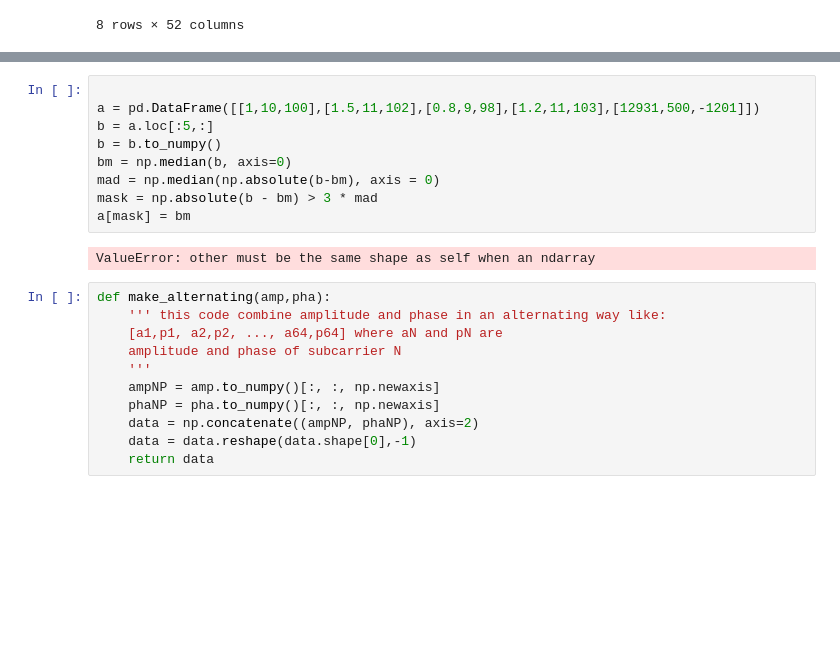
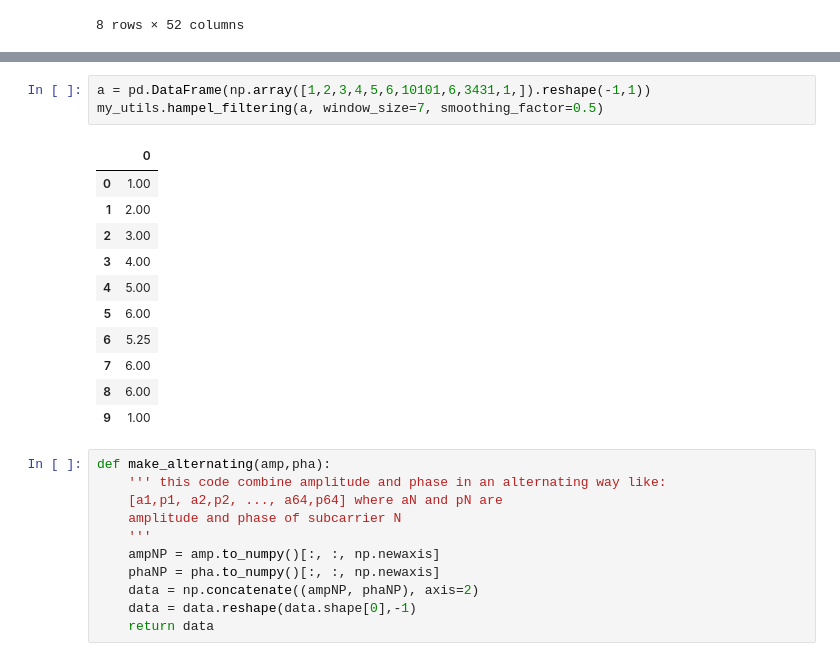
Before and after one commit to Paco-Danes/Thesis, a Jupyter notebook: Code/cleaningAndPlots.ipynb, the cells around one changed output, grey strips where cells are left out. Saved outputs shown, nothing was run; the diff lists cells and outputs as text; blank space fills up the shorter version.

```diff
--- a/Code/cleaningAndPlots.ipynb
+++ b/Code/cleaningAndPlots.ipynb
@@ -93,14 +92,18 @@ plt.show()
-# %%
-
-a = pd.DataFrame([[1,10,100],[1.5,11,102],[0.8,9,98],[1.2,11,103],[12931,500,-1201]])
-b = a.loc[:5,:]
-b = b.to_numpy()
-bm = np.median(b, axis=0)
-mad = np.median(np.absolute(b-bm), axis = 0)
-mask = np.absolute(b - bm) > 3 * mad
-a[mask] = bm
-# %% [output]
-ValueError: other must be the same shape as self when an ndarray
+# %%
+a = pd.DataFrame(np.array([1,2,3,4,5,6,10101,6,3431,1,]).reshape(-1,1))
+my_utils.hampel_filtering(a, window_size=7, smoothing_factor=0.5)
+# %% [output]
+|  | 0 |
+| 0 | 1.00 |
+| 1 | 2.00 |
+| 2 | 3.00 |
+| 3 | 4.00 |
+| 4 | 5.00 |
+| 5 | 6.00 |
+| 6 | 5.25 |
+| 7 | 6.00 |
+| 8 | 6.00 |
+| 9 | 1.00 |
 # %%
 def make_alternating(amp,pha):
     ''' this code combine amplitude and phase in an alternating way like:
```
Also changed, not shown: parts of 1 cell of this notebook, 9 other files.
